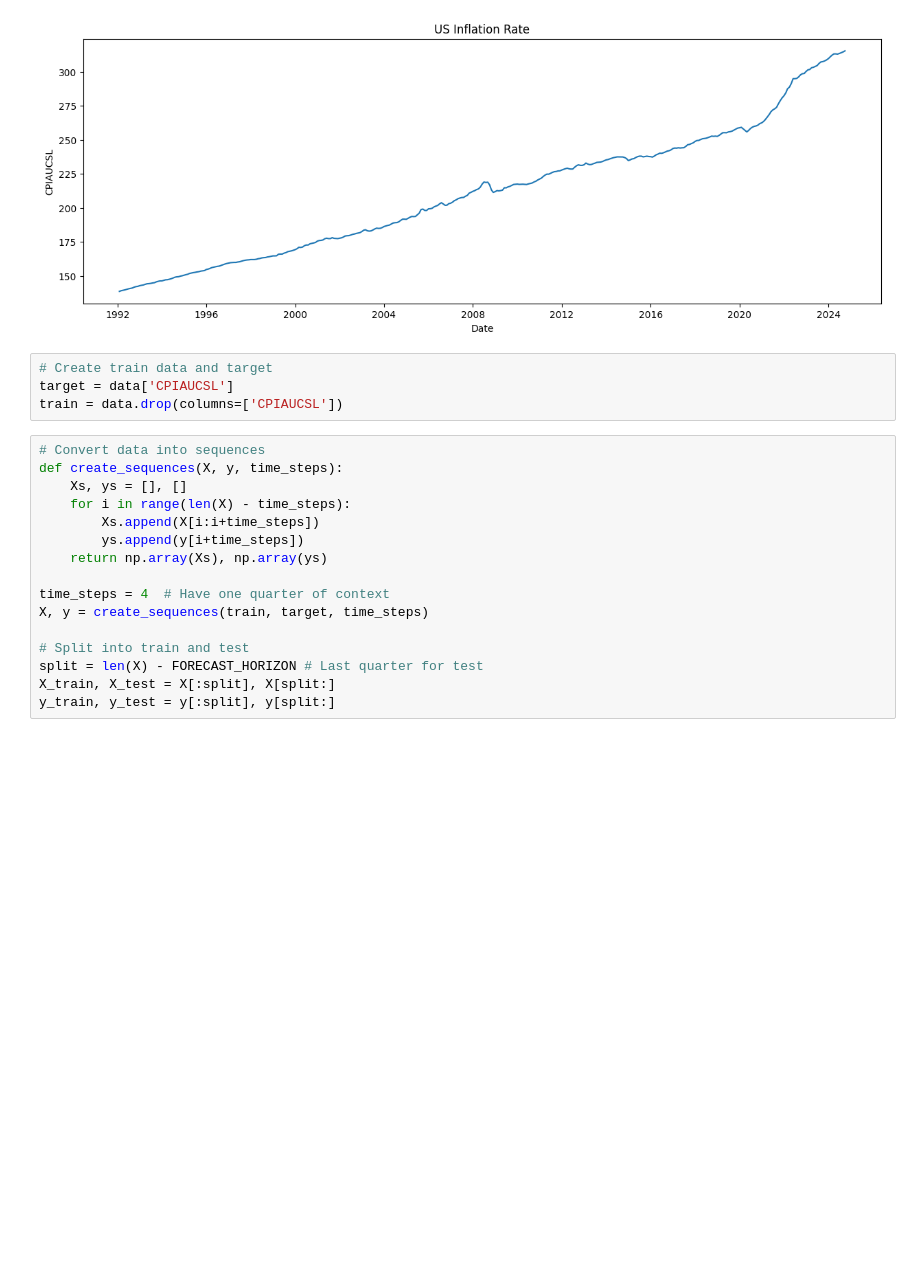
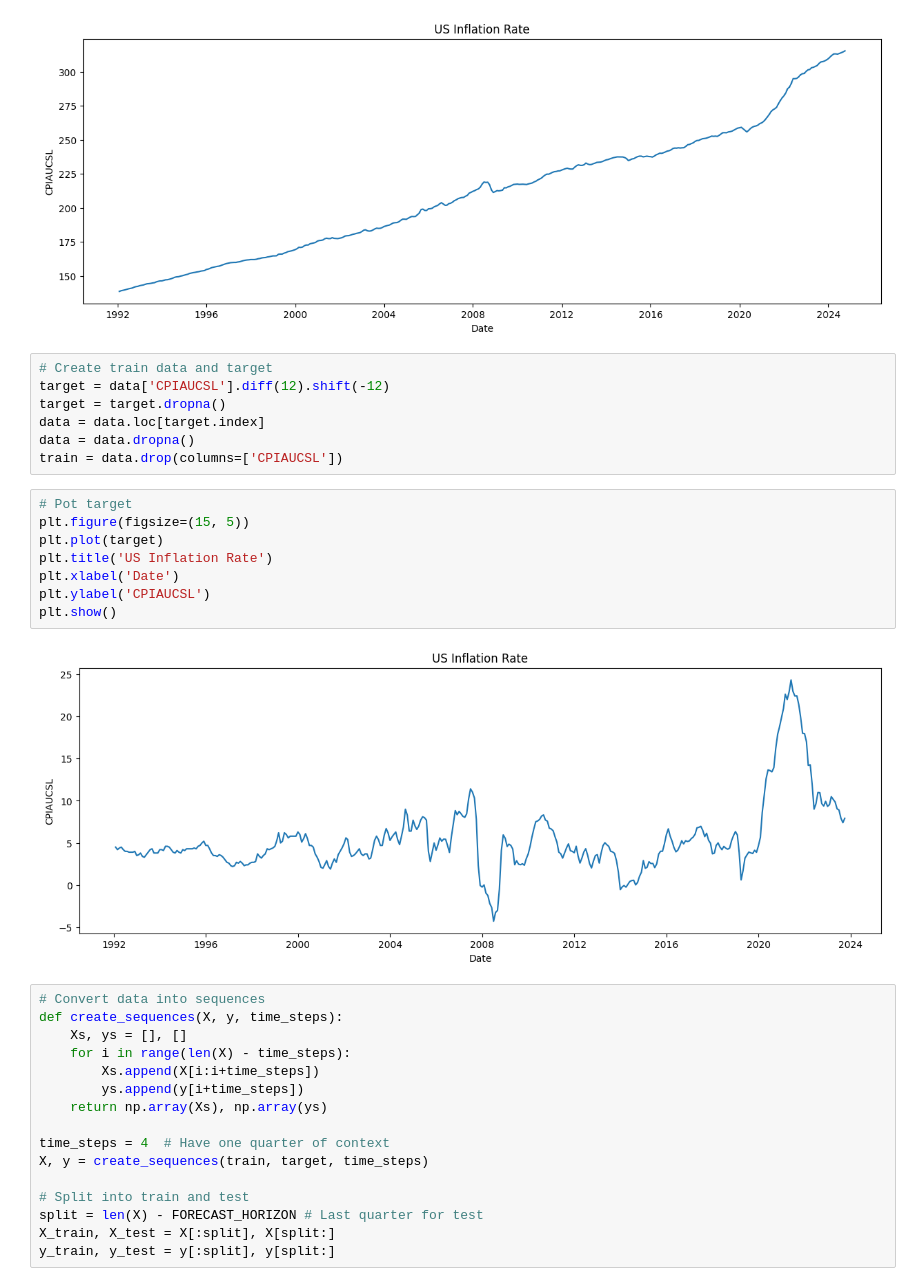
Before and after one commit to JawandS/macroeconvue, a Jupyter notebook: modeling/working_lstm.ipynb, the cells around one changed output. Saved outputs shown, nothing was run; the diff lists cells and outputs as text; blank space fills up the shorter version.

```diff
--- a/modeling/working_lstm.ipynb
+++ b/modeling/working_lstm.ipynb
@@ -54,8 +54,21 @@ plt.show()
 [figure]
 # %%
 # Create train data and target
-target = data['CPIAUCSL']
+target = data['CPIAUCSL'].diff(12).shift(-12)
+target = target.dropna()
+data = data.loc[target.index]
+data = data.dropna()
 train = data.drop(columns=['CPIAUCSL'])
+# %%
+# Pot target
+plt.figure(figsize=(15, 5))
+plt.plot(target)
+plt.title('US Inflation Rate')
+plt.xlabel('Date')
+plt.ylabel('CPIAUCSL')
+plt.show()
+# %% [output]
+[figure, added]
 # %%
 # Convert data into sequences
 def create_sequences(X, y, time_steps):
```
Also changed, not shown: parts of 5 cells of this notebook.
